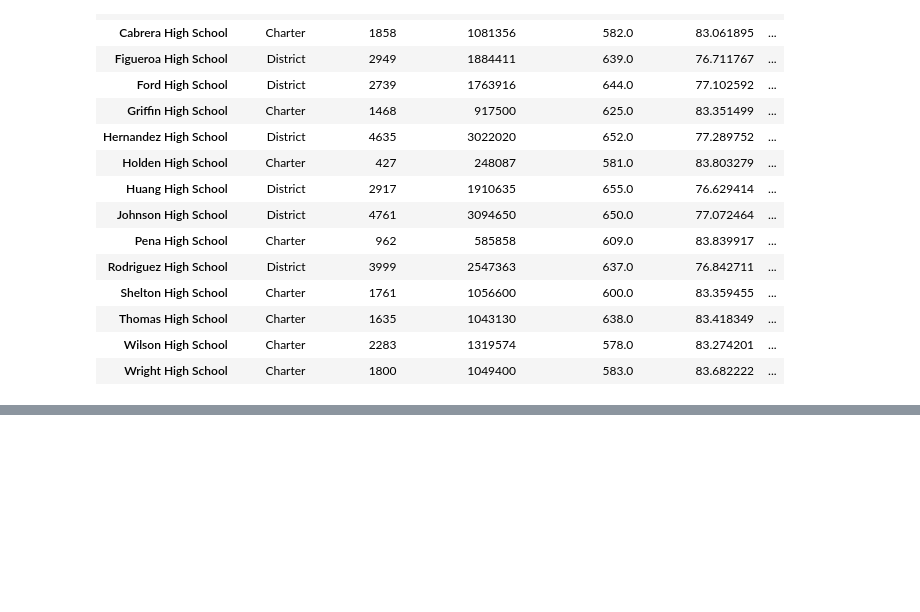
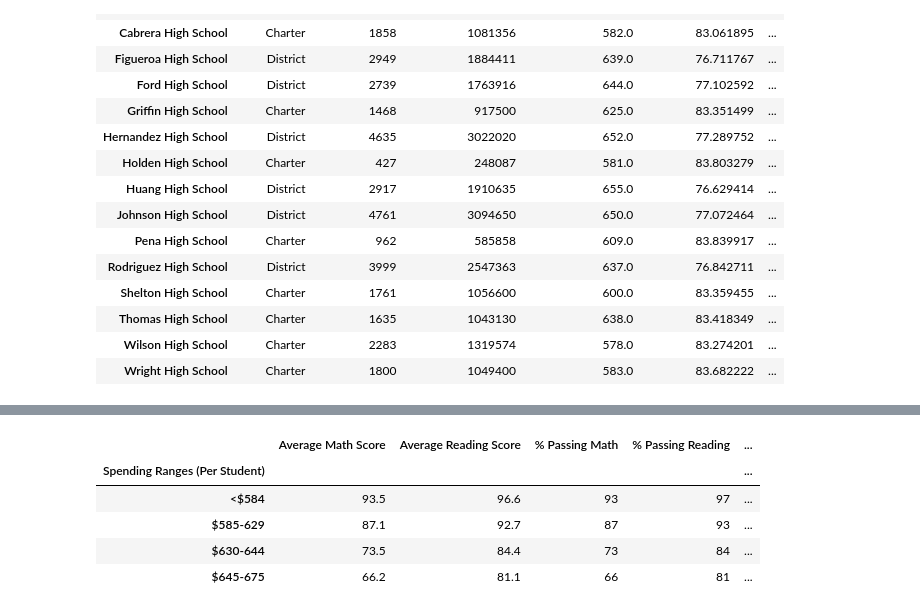
Before and after one commit to eric-spoerner/school-district-analysis, a Jupyter notebook: PyCitySchools.ipynb, the cells around one changed output, grey strips where cells are left out. Cells and saved outputs as stored; diff of their text form; code cells hidden in the pictures; blank space fills up the shorter version.

```diff
--- a/PyCitySchools.ipynb
+++ b/PyCitySchools.ipynb
@@ -1085,0 +1147,15 @@ reading_scores_by_grade
+# %%
+spending_summary_df["Average Math Score"] = spending_summary_df["Average Math Score"].map("{:.1f}".format)
+spending_summary_df["Average Reading Score"] = spending_summary_df["Average Reading Score"].map("{:.1f}".format)
+spending_summary_df["% Passing Math"] = spending_summary_df["% Passing Math"].map("{:.0f}".format)
+spending_summary_df["% Passing Reading"] = spending_summary_df["% Passing Reading"].map("{:.0f}".format)
+spending_summary_df["% Passing Overall"] = spending_summary_df["% Passing Overall"].map("{:.0f}".format)
+
+spending_summary_df
+# %% [output]
+|  | Average Math Score | Average Reading Score | % Passing Math | % Passing Reading | ... |
+| Spending Ranges (Per Student) |  |  |  |  | ... |
+| <$584 | 93.5 | 96.6 | 93 | 97 | ... |
+| $585-629 | 87.1 | 92.7 | 87 | 93 | ... |
+| $630-644 | 73.5 | 84.4 | 73 | 84 | ... |
+| $645-675 | 66.2 | 81.1 | 66 | 81 | ... |
```
Also changed, not shown: parts of 35 cells of this notebook.
